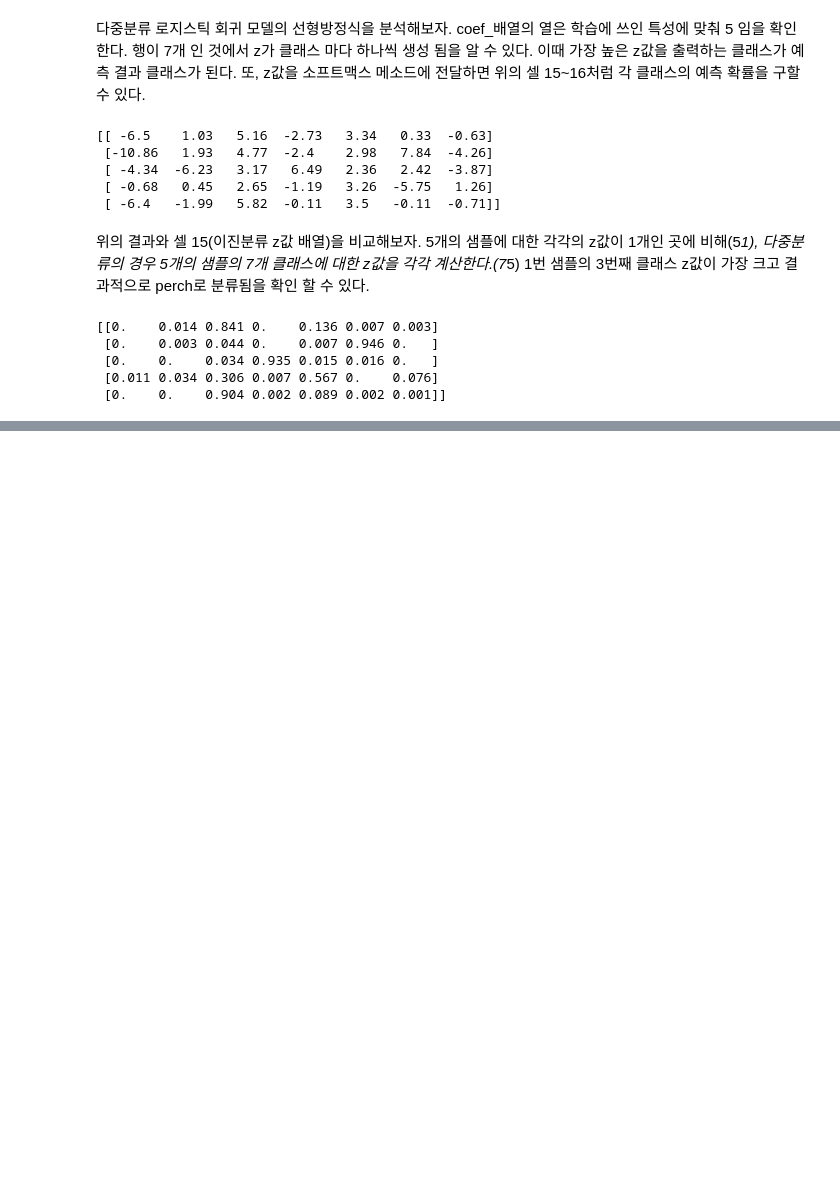
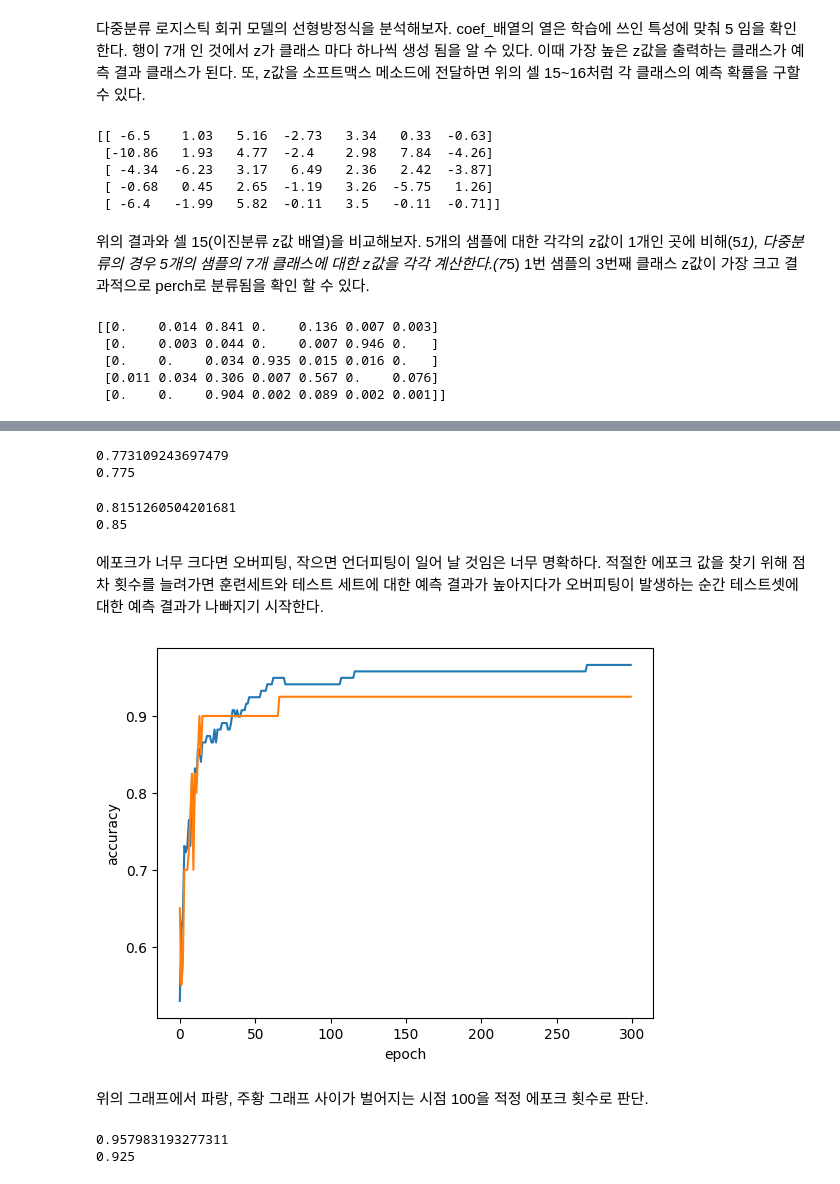
Before and after one commit to smyk5537/TIL, a Jupyter notebook: hongongCh4.ipynb, the cells around one changed output, grey strips where cells are left out. Cells and saved outputs as stored; diff of their text form; code cells hidden in the pictures; blank space fills up the shorter version.

```diff
--- a/hongongCh4.ipynb
+++ b/hongongCh4.ipynb
@@ -202,0 +228,63 @@ print(np.round(proba, decimals=3))
+# %%
+#환률적 경사 하강법 분류 클래스 준비
+from sklearn.linear_model import SGDClassifier
+#손실 함수로는 로지스틱 손실 함수, 에포크 횟수는 10회로 지정
+sc = SGDClassifier(loss='log_loss', max_iter=10, random_state=42)
+sc.fit(train_scaled, train_target)
+
+print(sc.score(train_scaled, train_target))
+print(sc.score(test_scaled, test_target))
+# %% [output]
+0.773109243697479
+0.775
+# %%
+#메소드의 이름에서도 느낄 수 있듯이 앞선 훙련에 이어서 1에포크씩 훈련 시킬 수 있다.
+sc.partial_fit(train_scaled, train_target)
+
+print(sc.score(train_scaled, train_target))
+print(sc.score(test_scaled, test_target))
+# %% [output]
+0.8151260504201681
+0.85
+# %% [markdown]
+에포크가 너무 크다면 오버피팅, 작으면 언더피팅이 일어 날 것임은 너무 명확하다.
+적절한 에포크 값을 찾기 위해 점차 횟수를 늘려가면 훈련세트와 테스트 세트에 대한 예측 결과가 높아지다가 오버피팅이 발생하는 순간 테스트셋에 대한 예측 결과가 나빠지기 시작한다.
+# %%
+#오버피팅이 발생하기 직전 훈련을 멈추는 조기종료
+import numpy as np
+
+sc = SGDClassifier(loss='log_loss', random_state=42)
+#예측 겨로가 기록용 배열 생성
+train_score = []
+test_score = []
+#partial_fit메소드로 모델을 훈련시키기 위해 전체 클래스의 레이블 필요_생선 7종류
+classes = np.unique(train_target)
+#에포크 횟수 300
+for _ in range(0, 300):
+    sc.partial_fit(train_scaled, train_target, classes=classes)
+    #예측 결과 배열에 값 저장
+    train_score.append(sc.score(train_scaled, train_target))
+    test_score.append(sc.score(test_scaled, test_target))
+# %%
+#결과 그래프 확인
+import matplotlib.pyplot as plt
+
+plt.plot(train_score)
+plt.plot(test_score)
+plt.xlabel('epoch')
+plt.ylabel('accuracy')
+plt.show()
+# %% [output]
+[figure, added]
+# %% [markdown]
+위의 그래프에서 파랑, 주황 그래프 사이가 벌어지는 시점 100을 적정 에포크 횟수로 판단.
+# %%
+#에포크 100에 맞춰 모델 훈련
+sc = SGDClassifier(loss='log_loss', max_iter=100, tol=None, random_state=42)
+sc.fit(train_scaled, train_target)
+
+print(sc.score(train_scaled, train_target))
+print(sc.score(test_scaled, test_target))
+# %% [output]
+0.957983193277311
+0.925
```
Also changed, not shown: parts of 2 cells of this notebook.
